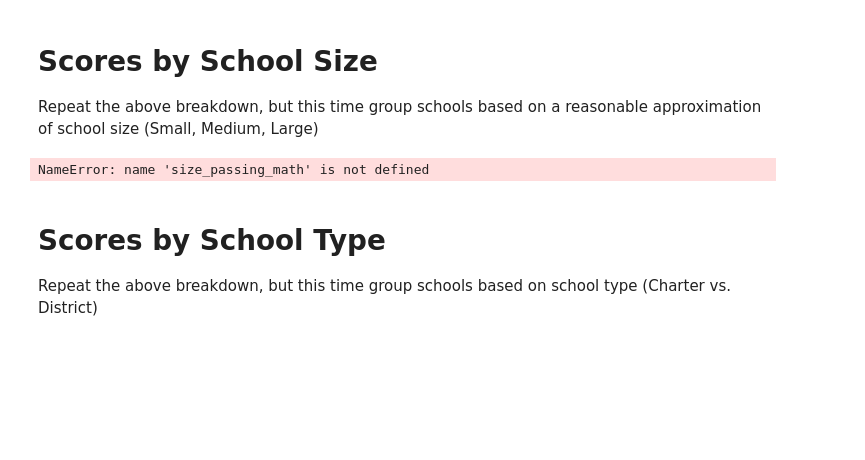
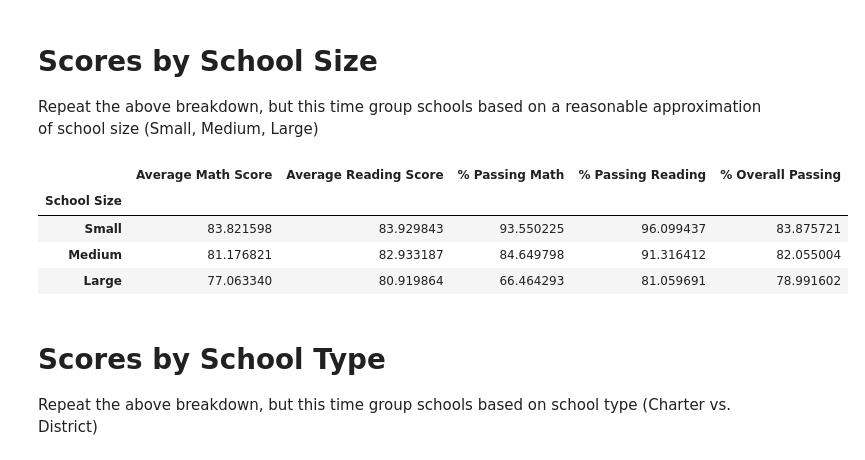
Before and after one commit to Posh007/pandas-challenge, a Jupyter notebook: PyCitySchools/PyCitySchools.ipynb, the cells around one changed output. Cells and saved outputs as stored; diff of their text form; code cells hidden in the pictures; blank space fills up the shorter version.

```diff
--- a/PyCitySchools/PyCitySchools.ipynb
+++ b/PyCitySchools/PyCitySchools.ipynb
@@ -426,42 +402,35 @@ spending_summary
 
 Repeat the above breakdown, but this time group schools based on a reasonable approximation of school size (Small, Medium, Large)
 # %%
-# create spending bins
+# create sizing bins
 size_bins = [0, 1000, 3000, 5000]
-group_name = ["Small (<1000)", "Medium (1000 -3000)", "Large (3000-5000)"]
 
-# Slice data and categorize spending based on bins
-school_summary["School Size"] = pd.cut(school_summary["Total Students"], size_bins, labels=group_name)
+# Create labels for bins
+group_name = ["Small", "Medium", "Large"]
 
+# slice data and categorize sizing based on bins
 
-
-#calculate scores by size
-
-size_math_avg = school_summary.groupby(["School Size"]).mean()["Average Math Score"]
-size_avg_reading = school_summary.groupby(["School Size"]).mean()["Average Reading Score"]
-size__passing_math = school_summary.groupby(["School Size"]).mean()["% Passing Math"]
-size_passing_reading = school_summary.groupby(["School Size"]).mean()["% Passing Reading"]
-overall_passing_rate = (size_passing_math + size_passing_reading)/2
+school_summary["School Size"] = pd.cut(students_per_school, size_bins, labels = group_name)
 
 # Creaate a DataFrame
-size_summary = pd.DataFrame({"Average Math Score": size_math_avg,
-                             "Average Reading Score": size_reading_avg,
-                             "% Passing Math": size_passing_math,
-                             "% Passing Reading": size_passing_reading,
-                              "% Overall Passing Rate": overall_passing_rate})
 
-#reorder columns
-size_summary = size_summary({"Average Math Score",
-                             "Average Reading Score",
-                             "% Passing Math",
-                             "% Passing Reading",
-                             "Overall Passing Rate" })
+size_summary = pd.DataFrame(school_summary["School Size"])
 
-#Display the DataFrame
+# Add spending Ranges
+
+size_summary = school_summary.groupby(["School Size"])[["Average Math Score",
+                                                        "Average Reading Score",
+                                                        "% Passing Math",
+                                                        "% Passing Reading",
+                                                        "% Overall Passing"]].mean()
 
 size_summary
 # %% [output]
-NameError: name 'size_passing_math' is not defined
+|  | Average Math Score | Average Reading Score | % Passing Math | % Passing Reading | % Overall Passing |
+| School Size |  |  |  |  |  |
+| Small | 83.821598 | 83.929843 | 93.550225 | 96.099437 | 83.875721 |
+| Medium | 81.176821 | 82.933187 | 84.649798 | 91.316412 | 82.055004 |
+| Large | 77.063340 | 80.919864 | 66.464293 | 81.059691 | 78.991602 |
 # %% [markdown]
 # Scores by School Type
 
```
Also changed, not shown: parts of 7 cells of this notebook.
